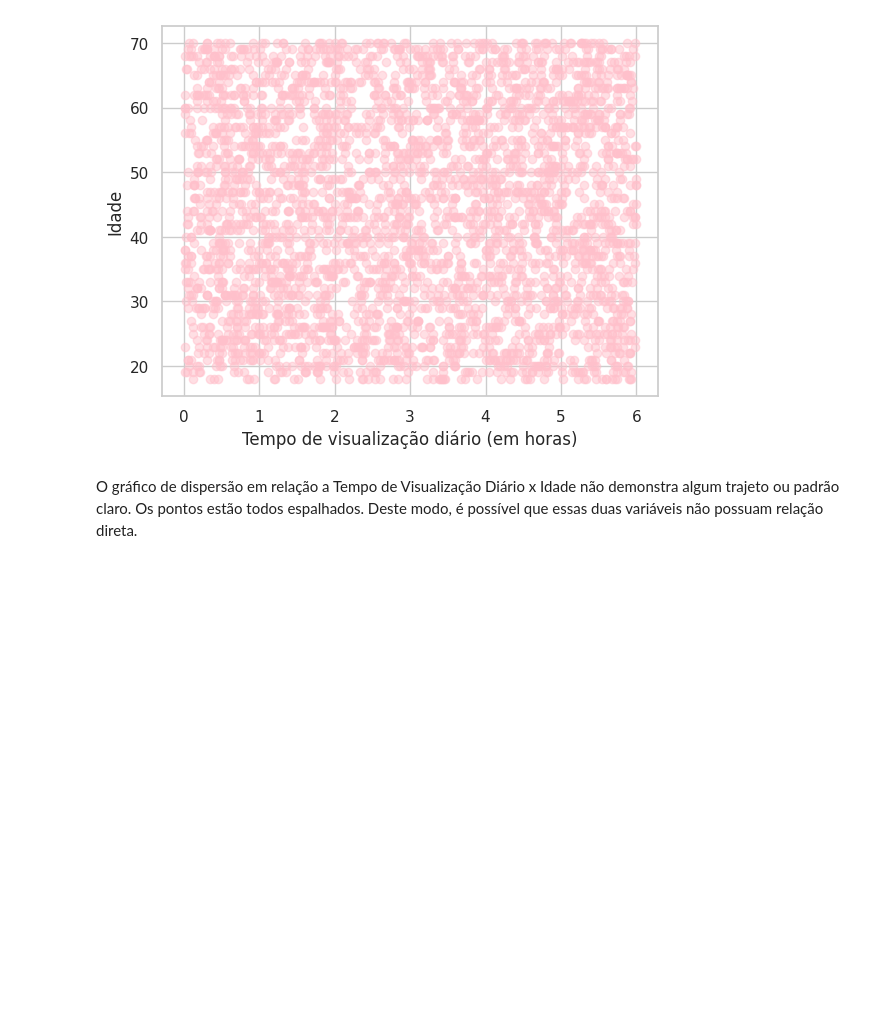
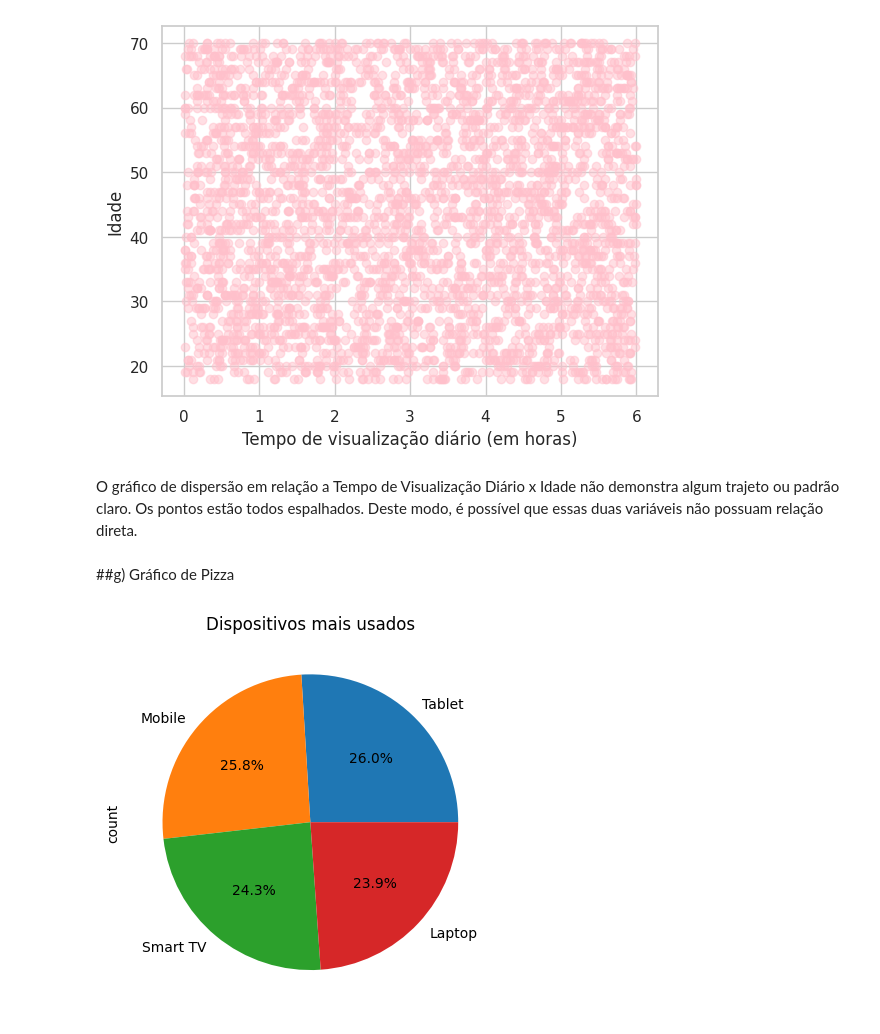
Before and after one commit to LeonardoChung/NetflixGraphics, a Jupyter notebook: VisualizacaoDadosv1.ipynb, the cells around one changed output. Cells and saved outputs as stored; diff of their text form; code cells hidden in the pictures; blank space fills up the shorter version.

```diff
--- a/VisualizacaoDadosv1.ipynb
+++ b/VisualizacaoDadosv1.ipynb
@@ -72,3 +88,15 @@ plt.show()
 [figure]
 # %% [markdown]
 O gráfico de dispersão em relação a Tempo de Visualização Diário x Idade não demonstra algum trajeto ou padrão claro. Os pontos estão todos espalhados. Deste modo, é possível que essas duas variáveis não possuam relação direta.
+# %% [markdown]
+##g) Gráfico de Pizza
+# %%
+#Gráfico de pizza -> Dispositivos mais usados
+
+dispositivo = df['Device Used Most Often'].value_counts()
+dispositivo.plot.pie(autopct='%1.1f%%')
+
+plt.title('Dispositivos mais usados')
+plt.show()
+# %% [output]
+[figure, added]
```
Also changed, not shown: parts of 3 cells of this notebook.
